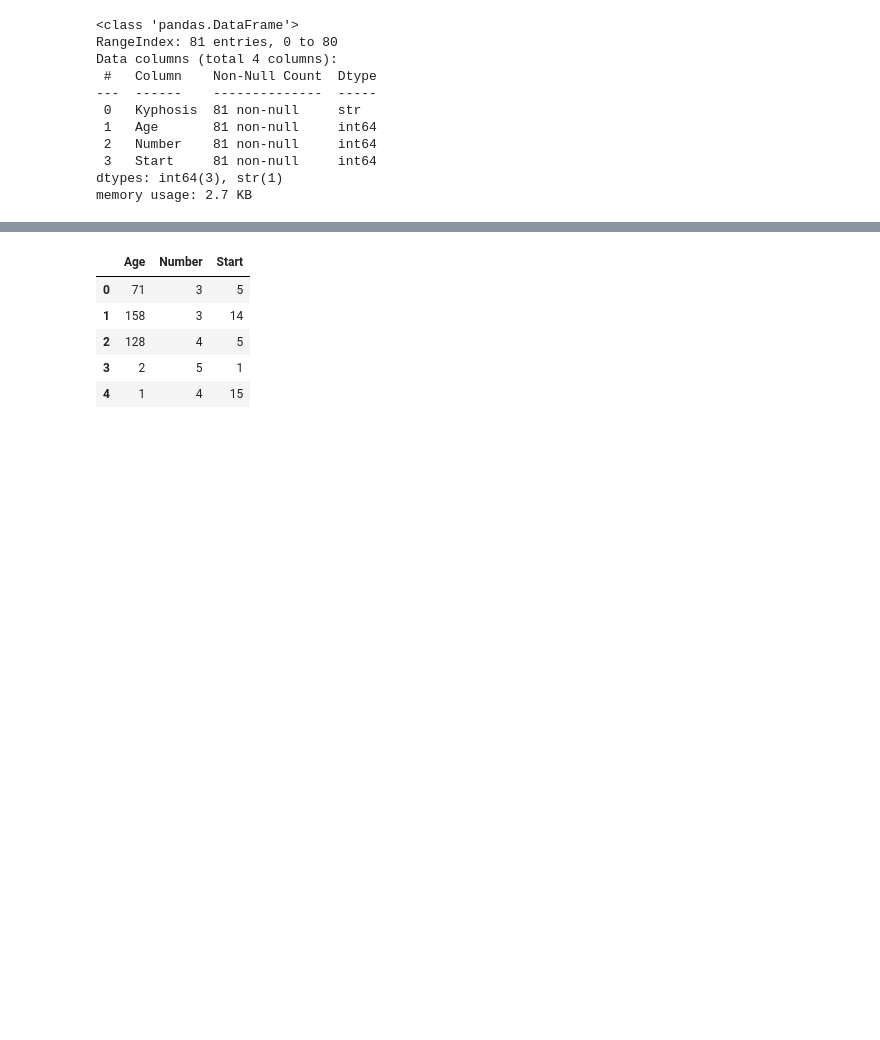
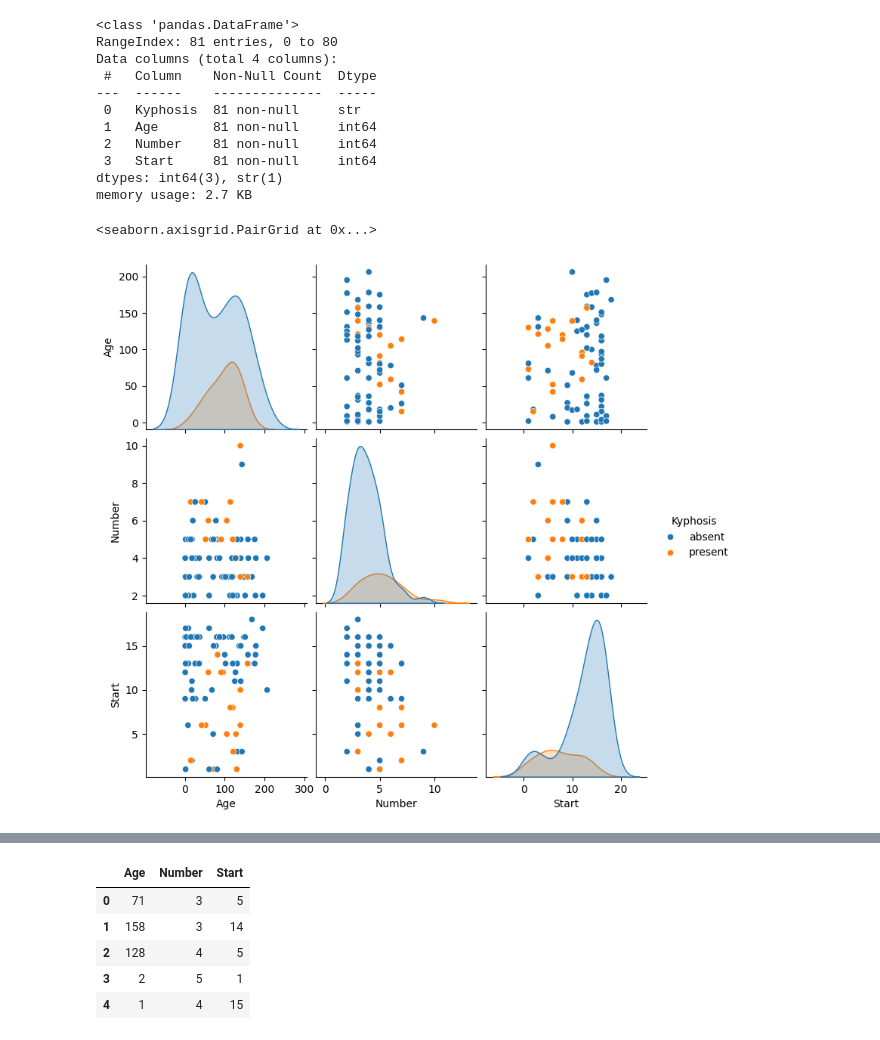
Before and after one commit to savandikodithuwakku/Machine-learning, a Jupyter notebook: Naive Bayes/naiveBayes.ipynb, the cells around one changed output, grey strips where cells are left out. Saved outputs shown, nothing was run; the diff lists cells and outputs as text; code cells hidden in the pictures; blank space fills up the shorter version.

```diff
--- a/Naive Bayes/naiveBayes.ipynb
+++ b/Naive Bayes/naiveBayes.ipynb
@@ -13,0 +26,3 @@ data.head()
+# %%
+# load dataset
+data = pd.read_csv('Kyphosis.csv')
@@ -29,3 +53,9 @@ Data columns (total 4 columns):
  3   Start     81 non-null     int64
 dtypes: int64(3), str(1)
 memory usage: 2.7 KB
+# %%
+import seaborn as sns
+sns.pairplot(data, hue="Kyphosis")
+# %% [output]
+<seaborn.axisgrid.PairGrid at 0x...>
+[figure, added]
```
Also changed, not shown: parts of 27 cells of this notebook, 4 other files.
